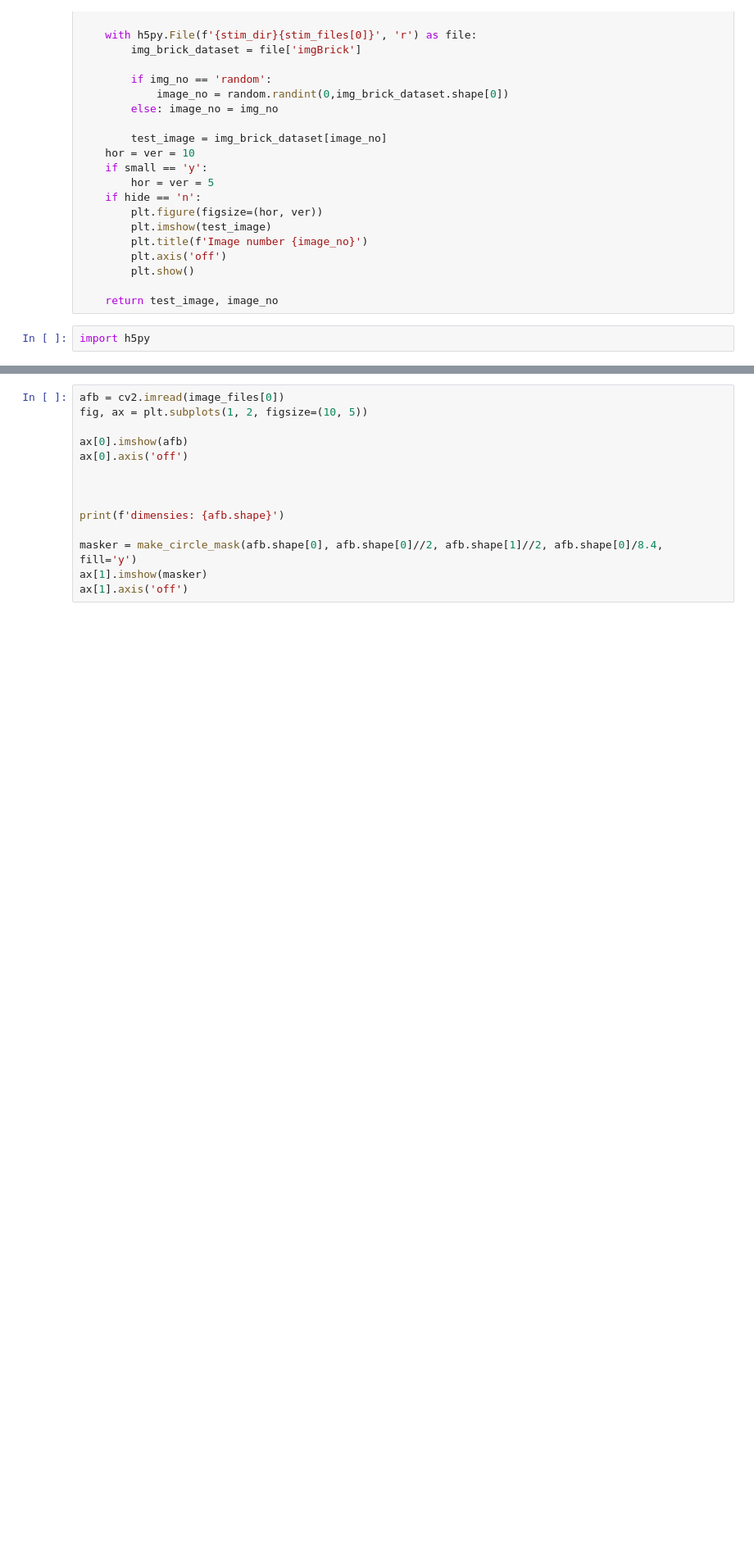
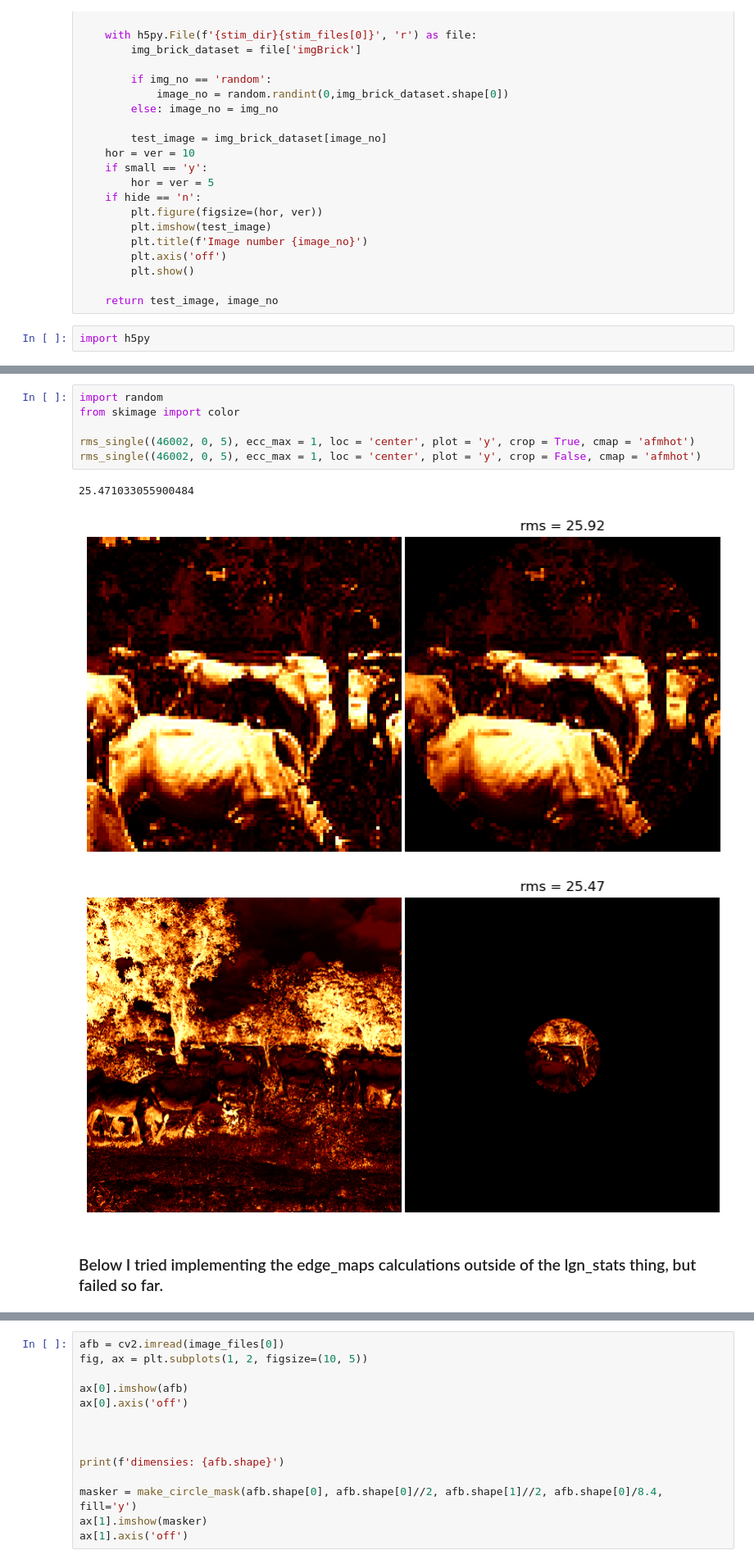
Before and after one commit to WiegerScheurer/spatpred, a Jupyter notebook: notebooks/alien_nbs/CFS_stimuli_contrast.ipynb, the cells around one changed output, grey strips where cells are left out. Shown at 82% size. Cells and saved outputs as stored; diff of their text form; blank space fills up the shorter version.

```diff
--- a/notebooks/alien_nbs/CFS_stimuli_contrast.ipynb
+++ b/notebooks/alien_nbs/CFS_stimuli_contrast.ipynb
@@ -304,0 +474,12 @@ contr_df
+# %%
+import random
+from skimage import color
+
+rms_single((46002, 0, 5), ecc_max = 1, loc = 'center', plot = 'y', crop = True, cmap = 'afmhot')
+rms_single((46002, 0, 5), ecc_max = 1, loc = 'center', plot = 'y', crop = False, cmap = 'afmhot')
+# %% [output]
+25.471033055900484
+[figure, added]
+[figure, added]
+# %% [markdown]
+### Below I tried implementing the edge_maps calculations outside of the lgn_stats thing, but failed so far.
```
Also changed, not shown: parts of 10 cells of this notebook, 1 other file.
